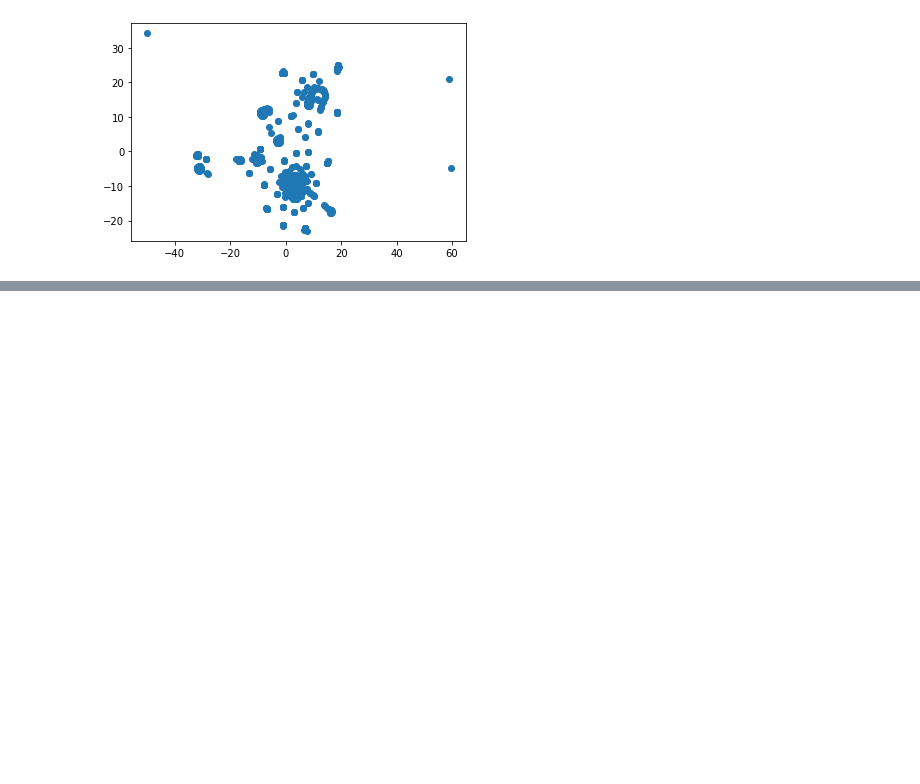
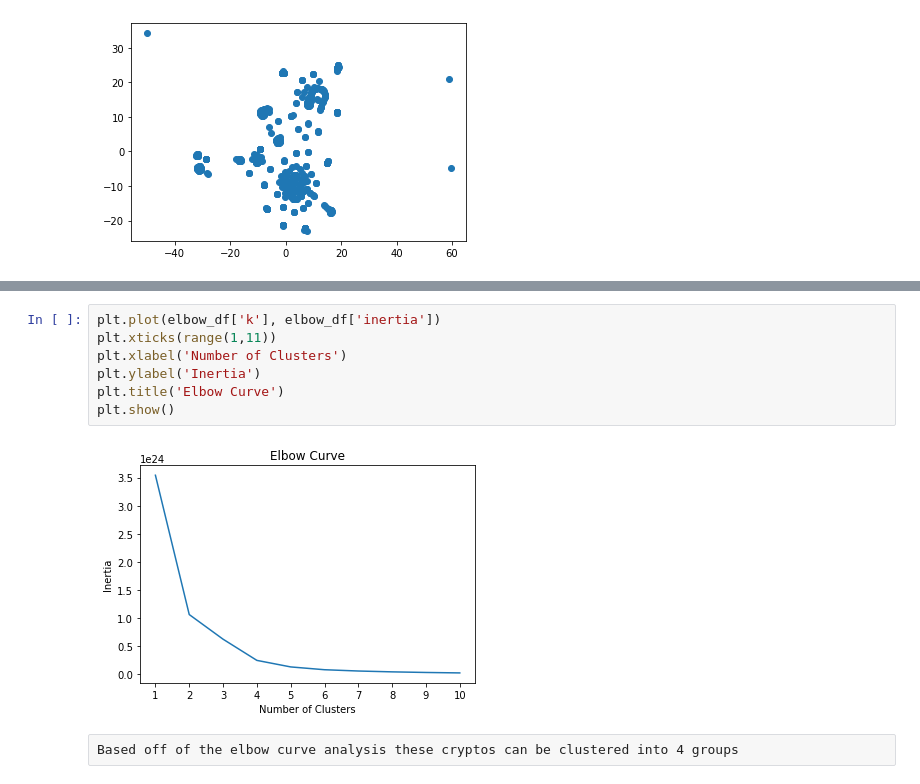
Before and after one commit to nhaile96/crypto-unsupervised, a Jupyter notebook: crypto_unsupervised.ipynb, the cells around one changed output, grey strips where cells are left out. Saved outputs shown, nothing was run; the diff lists cells and outputs as text; blank space fills up the shorter version.

```diff
--- a/crypto_unsupervised.ipynb
+++ b/crypto_unsupervised.ipynb
@@ -198,0 +211,11 @@ elbow_df
+# %%
+plt.plot(elbow_df['k'], elbow_df['inertia'])
+plt.xticks(range(1,11))
+plt.xlabel('Number of Clusters')
+plt.ylabel('Inertia')
+plt.title('Elbow Curve')
+plt.show()
+# %% [output]
+[figure, added]
+# %% [raw]
+Based off of the elbow curve analysis these cryptos can be clustered into 4 groups
```
Also changed, not shown: parts of 1 cell of this notebook.
